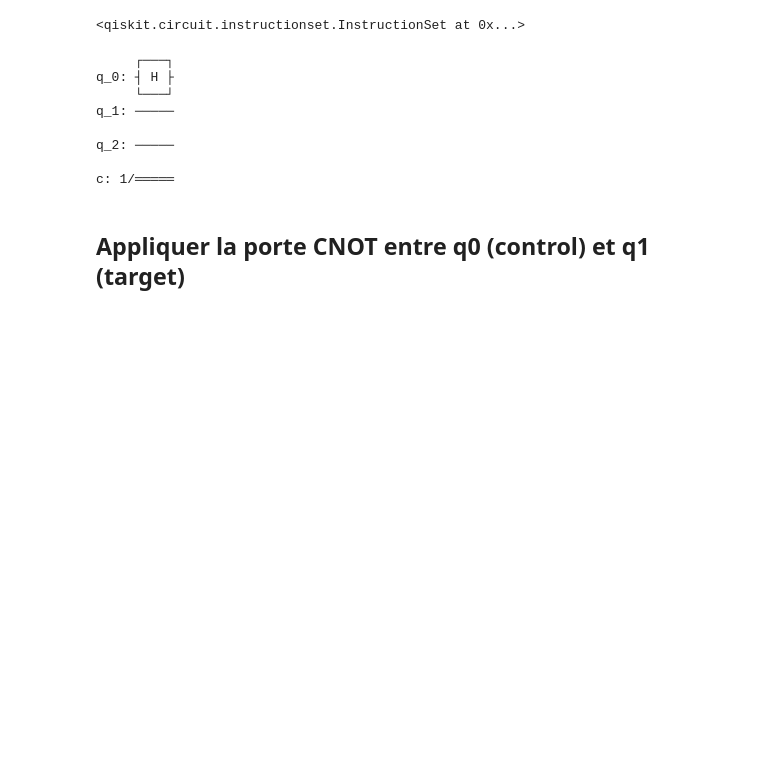
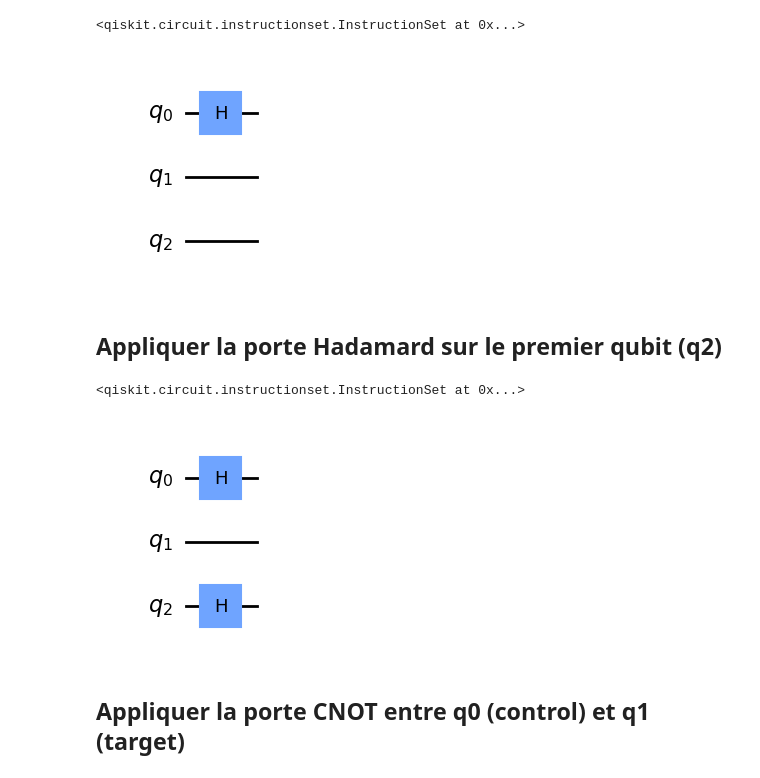
Before and after one commit to AlhusainALASMI/QC, a Jupyter notebook: TP1.ipynb, the cells around one changed output. Cells and saved outputs as stored; diff of their text form; code cells hidden in the pictures; blank space fills up the shorter version.

```diff
--- a/TP1.ipynb
+++ b/TP1.ipynb
@@ -12,24 +12,27 @@ from qiskit.visualization import plot_histogram
 
 ##### Nous deuvons un circuit de 3 qubits réprensantant les 2 guardiens et le fait que l'un d'entre eux ment
 # %%
-QC = QuantumCircuit(3, 1)
+QC = QuantumCircuit(3)
 # %% [markdown]
 ## Appliquer la porte Hadamard sur le premier qubit (q0)
 # %%
 QC.h(0)
 # %% [output]
 <qiskit.circuit.instructionset.InstructionSet at 0x...>
+# %%
+QC.draw(output='mpl')
+# %% [output]
+[figure, added]
+# %% [markdown]
+## Appliquer la porte Hadamard sur le premier qubit (q2)
+# %%
+QC.h(2)
+# %% [output]
+<qiskit.circuit.instructionset.InstructionSet at 0x...>
 # %%
-QC.draw()
+QC.draw(output='mpl')
 # %% [output]
-     ┌───┐
-q_0: ┤ H ├
-     └───┘
-q_1: ─────
-
-q_2: ─────
-
-c: 1/═════
+[figure, added]
 # %% [markdown]
 ## Appliquer la porte CNOT entre q0 (control) et q1 (target)
 # %%
```
Also changed, not shown: parts of 29 cells of this notebook.
